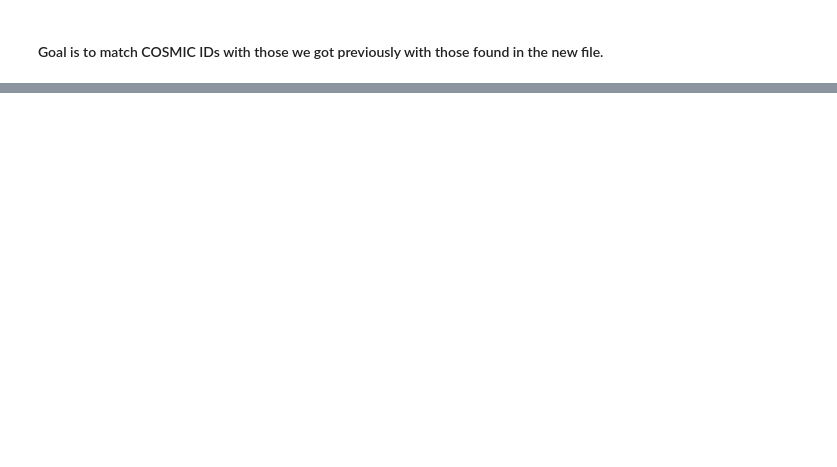
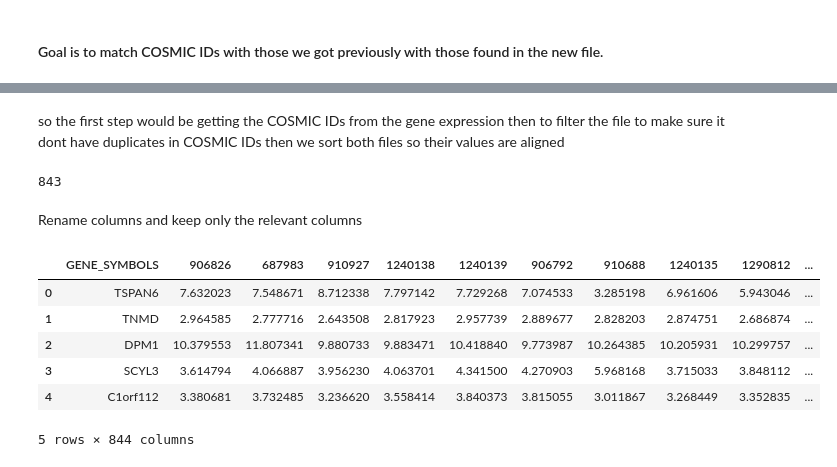
Before and after one commit to arnavisharsh/breast-cancer-response-to-drugs, a Jupyter notebook: notebooks/01_data_preprocessing.ipynb, the cells around one changed output, grey strips where cells are left out. Drawn from its saved outputs; the diff is of its cells as text; code cells hidden in the pictures; blank space fills up the shorter version.

```diff
--- a/notebooks/01_data_preprocessing.ipynb
+++ b/notebooks/01_data_preprocessing.ipynb
@@ -44,0 +113,18 @@ print(len(filtered_GDSC2_df))
+# %% [markdown]
+so the first step would be getting the COSMIC IDs from the gene expression then to filter the file to make sure it dont have duplicates in COSMIC IDs then we sort both files so their values are aligned
+# %%
+COSMIC_list = []
+
+for i in range(2, cell_line_df.shape[1]):
+    id = cell_line_df.columns[i].split('.')[1]
+    if id in COSMIC_list:
+        break
+    COSMIC_list.append(id)
+
+
+print(len(COSMIC_list))
+##filtered_cell_line_df
+# %% [output]
+843
+# %% [markdown]
+Rename columns and keep only the relevant columns
@@ -44,0 +136,10 @@ print(len(filtered_GDSC2_df))
+# %%
+cell_line_df.head(5)
+# %% [output]
+|  | GENE_SYMBOLS | 906826 | 687983 | 910927 | 1240138 | 1240139 | 906792 | 910688 | 1240135 | 1290812 | ... |
+| 0 | TSPAN6 | 7.632023 | 7.548671 | 8.712338 | 7.797142 | 7.729268 | 7.074533 | 3.285198 | 6.961606 | 5.943046 | ... |
+| 1 | TNMD | 2.964585 | 2.777716 | 2.643508 | 2.817923 | 2.957739 | 2.889677 | 2.828203 | 2.874751 | 2.686874 | ... |
+| 2 | DPM1 | 10.379553 | 11.807341 | 9.880733 | 9.883471 | 10.418840 | 9.773987 | 10.264385 | 10.205931 | 10.299757 | ... |
+| 3 | SCYL3 | 3.614794 | 4.066887 | 3.956230 | 4.063701 | 4.341500 | 4.270903 | 5.968168 | 3.715033 | 3.848112 | ... |
+| 4 | C1orf112 | 3.380681 | 3.732485 | 3.236620 | 3.558414 | 3.840373 | 3.815055 | 3.011867 | 3.268449 | 3.352835 | ... |
+5 rows × 844 columns
```
Also changed, not shown: parts of 37 cells of this notebook.
